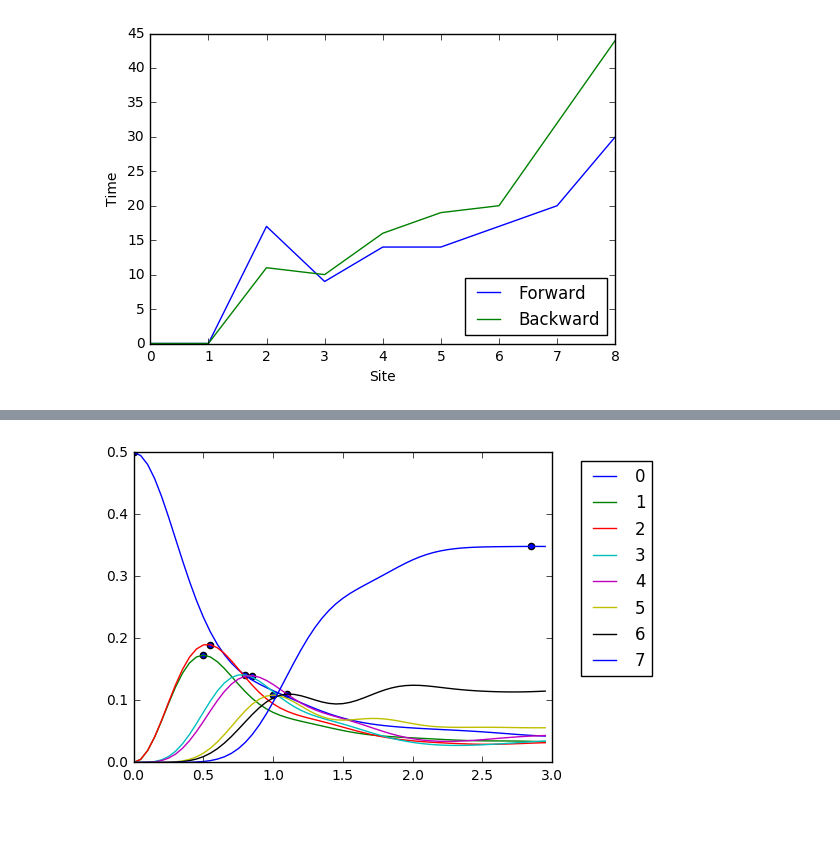
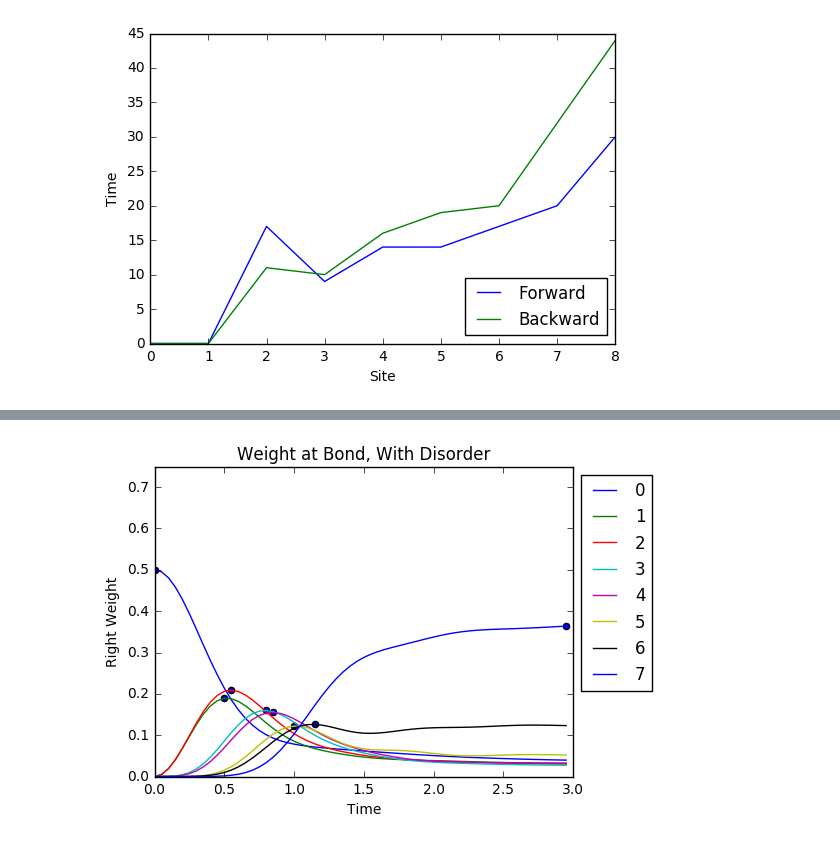
Before and after one commit to cnstahl/Asymmetric, a Jupyter notebook: python/Hamiltonian/Peaks.ipynb, the cells around one changed output, grey strips where cells are left out. Drawn from its saved outputs; the diff is of its cells as text; code cells hidden in the pictures.

```diff
--- a/python/Hamiltonian/Peaks.ipynb
+++ b/python/Hamiltonian/Peaks.ipynb
@@ -238,5 +240,4 @@ plt.show()
 # %%
-runs = 4
 L = 9
 end = 3
 n = 20
@@ -251,5 +252,5 @@ dot_strength = 0
 
 prefix = "data/weights_L"+str(L)+"end"+str(end)+"n"+str(n)+"_"+str(int(here))+ \
          str(int(pauli))+"_"+str(int(Azero))+str(int(Aplus))+str(int(Amult))+ \
-         "_"+str(field_strength)+"_"+str(dot_strength)+"#"
+         "_f"+str(field_strength)+"d"+str(dot_strength)+"#"
 fnames = glob.glob(prefix + "*.npy")
@@ -256,42 +281,48 @@ fnames = glob.glob(prefix + "*.npy")
 # %%
-for fname in fnames:
-    _, _, weightfore9, weightback9 = np.load(fname)
-    end = (int) (n*3)
-    peaks = np.zeros((2,L-1))
+avg_weight, std_weight = qm.mean_and_std(weights)
 
-    ax = plt.subplot(111)
-    for i in range(L-1):
-        data = (weightfore9[i]+weightfore9[i+1])/2
-        for jdx, val in enumerate(data):
-            if (val > data[jdx+1]): peaks[0,i] = jdx; break
-            if (jdx == 58): peaks[1,i] = 59; break
-        if (i%1==0):
-            ax.plot(np.arange(end)/n,data[:end], label = str(i))
-            ax.scatter(peaks[0,i]/n, data[(int)(peaks[0,i])])
-    box = ax.get_position()
-    ax.set_position([box.x0, box.y0, box.width * 0.9, box.height])
-    ax.legend(bbox_to_anchor=(1.05, 1), loc=2)
-    plt.ylim(0,.5)
-    plt.xlim(0,3)
-    plt.show()
+stop = n*end
+peaks = np.zeros((2,L-1))
+ax = plt.subplot(111)
+for i in range(L-1):
+    data = avg_weight[0,i]
+    for jdx, val in enumerate(data):
+        if (val > data[jdx+1]): peaks[0,i] = jdx; break
+        if (jdx == 58): peaks[0,i] = 59; break
+    peaks[0,0] = 0
+    if (i%1==0):
+        ax.plot(np.arange(stop)/n,data[:stop], label = str(i))
+        ax.scatter(peaks[0,i]/n, data[(int)(peaks[0,i])])
+box = ax.get_position()
+ax.set_position([box.x0, box.y0, box.width * 0.9, box.height])
+ax.legend(bbox_to_anchor=(1, 1), loc=2)
+plt.ylim(0,.75)
+plt.xlim(0,3)
+plt.ylabel('Right Weight')
+plt.xlabel('Time')
+plt.title('Weight at Bond, With Disorder')
+# plt.savefig('figures/avgRweight.pdf')
+plt.show()
 
-    ax = plt.subplot(111)
-    for i in range(L-1):
-        data = (weightback9[i]+weightback9[i+1])/2
-        for jdx, val in enumerate(data):
-            if (val > data[jdx+1]):
-                peaks[1,i] = jdx
-                break
-            if (jdx == 58): peaks[1,i] = 59; break
-        if (i%1==0):
-            ax.plot(np.arange(end)/n,data[:end], label = str(i))
-            ax.scatter(peaks[1,i]/n, data[(int)(peaks[1,i])])
-    box = ax.get_position()
-    ax.set_position([box.x0, box.y0, box.width * 0.9, box.height])
-    ax.legend(bbox_to_anchor=(1.05, 1), loc=2)
-    plt.ylim(0,.5)
-    plt.xlim(0,3)
-    plt.show()
-    print(peaks)
+ax = plt.subplot(111)
+for i in range(L-1):
+    data = avg_weight[1,i]
+    for jdx, val in enumerate(data):
+        if (val > data[jdx+1]): peaks[1,i] = jdx; break
+        if (jdx == 58): peaks[1,i] = 59; break
+    peaks[1,L-2]=0
+    if (i%1==0):
+        ax.plot(np.arange(stop)/n,data[:stop], label = str(i))
+        ax.scatter(peaks[1,i]/n, data[(int)(peaks[1,i])])
+box = ax.get_position()
+ax.set_position([box.x0, box.y0, box.width * 0.9, box.height])
+ax.legend(bbox_to_anchor=(1, 1), loc=2)
+plt.ylim(0,.75)
+plt.xlim(0,3)
+plt.ylabel('Left Weight')
+plt.xlabel('Time')
+plt.title('Weight at Bond, With Disorder')
+# plt.savefig('figures/plusOTOCwDisorder_back.pdf')
+plt.show()
 # %% [output]
-[figure, old version]
+[figure, new version]
```
Also changed, not shown: parts of 28 cells of this notebook, 38 other files.
